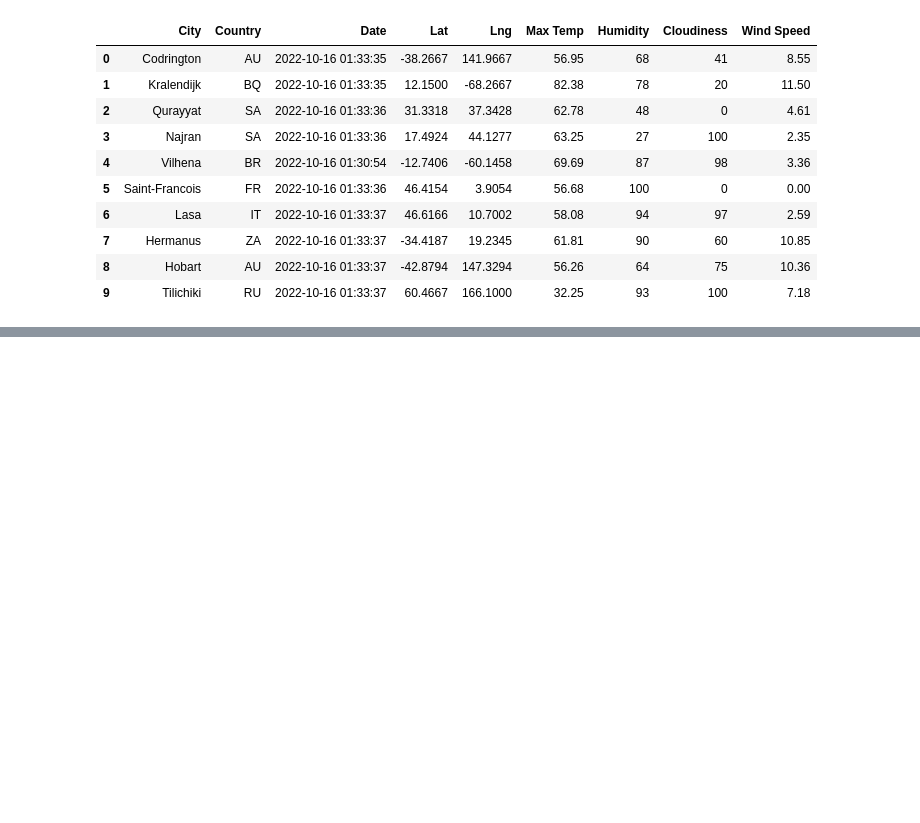
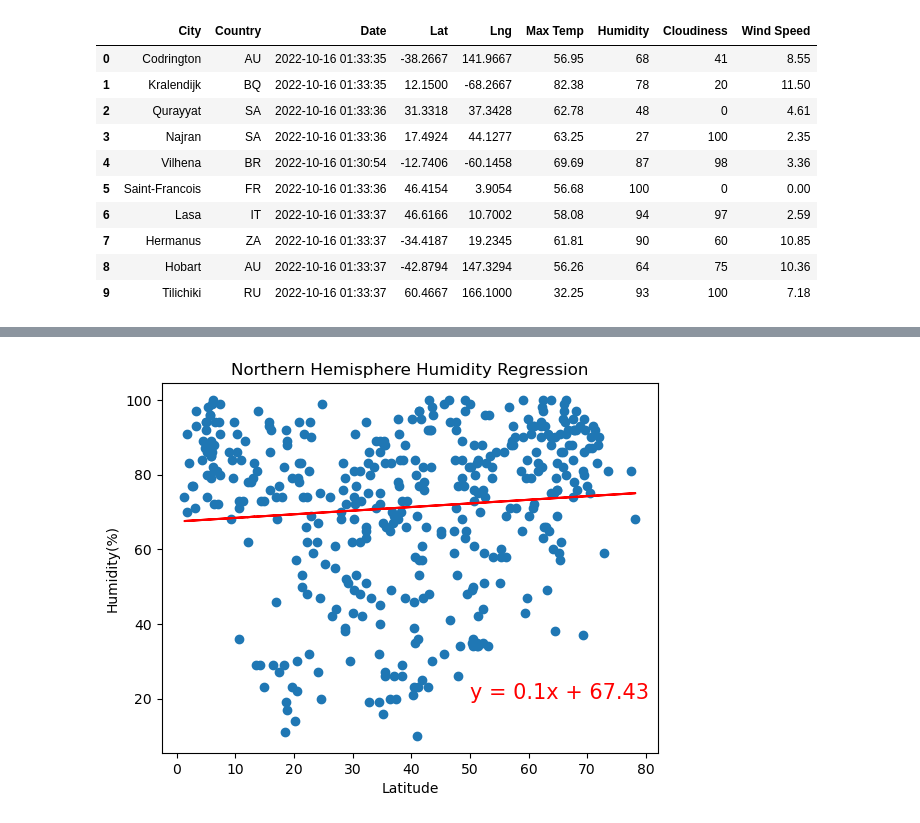
Before and after one commit to BennyPang96/Google_Project, a Jupyter notebook: WeatherPython.ipynb, the cells around one changed output, grey strips where cells are left out. Drawn from its saved outputs; the diff is of its cells as text; code cells hidden in the pictures; blank space fills up the shorter version.

```diff
--- a/WeatherPython.ipynb
+++ b/WeatherPython.ipynb
@@ -273,0 +382,6 @@ plt.show()
+# %%
+x_value = northern_hemi_df["Lat"]
+y_value = northern_hemi_df["Humidity"]
+plot_linear_regression(x_value, y_value, "Northern Hemisphere Humidity Regression", "Humidity(%)", (50,20))
+# %% [output]
+[figure, added]
```
Also changed, not shown: parts of 33 cells of this notebook, 1 other file.
